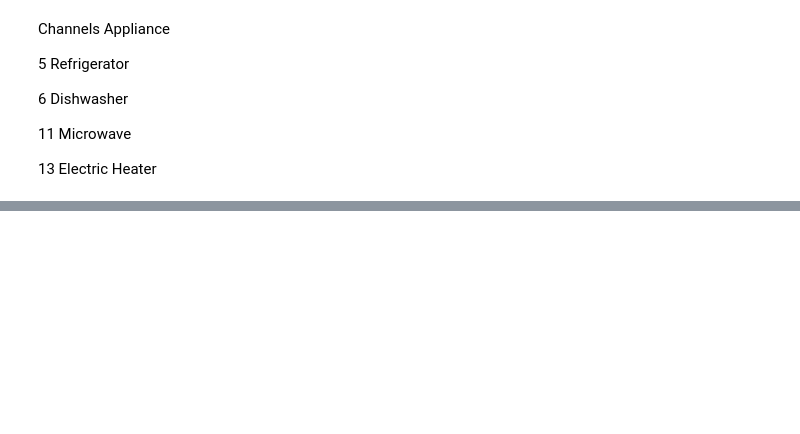
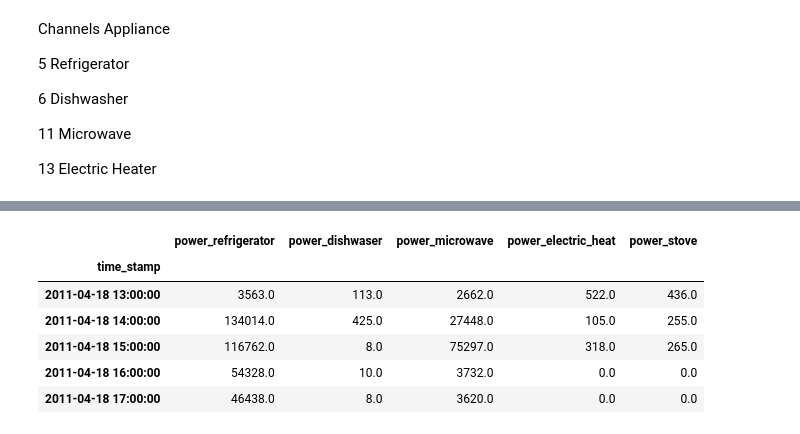
Before and after one commit to abhirammv/d3PowerData, a Jupyter notebook: data_preprocess.ipynb, the cells around one changed output, grey strips where cells are left out. Cells and saved outputs as stored; diff of their text form; code cells hidden in the pictures; blank space fills up the shorter version.

```diff
--- a/data_preprocess.ipynb
+++ b/data_preprocess.ipynb
@@ -77,0 +142,12 @@ for ch in ch_nums:
+# %%
+hour_by_hour = full_data.resample(rule='H', on='time_stamp').sum()
+# %%
+hour_by_hour.head()
+# %% [output]
+|  | power_refrigerator | power_dishwaser | power_microwave | power_electric_heat | power_stove |
+| time_stamp |  |  |  |  |  |
+| 2011-04-18 13:00:00 | 3563.0 | 113.0 | 2662.0 | 522.0 | 436.0 |
+| 2011-04-18 14:00:00 | 134014.0 | 425.0 | 27448.0 | 105.0 | 255.0 |
+| 2011-04-18 15:00:00 | 116762.0 | 8.0 | 75297.0 | 318.0 | 265.0 |
+| 2011-04-18 16:00:00 | 54328.0 | 10.0 | 3732.0 | 0.0 | 0.0 |
+| 2011-04-18 17:00:00 | 46438.0 | 8.0 | 3620.0 | 0.0 | 0.0 |
```
Also changed, not shown: parts of 23 cells of this notebook, 8 other files.
